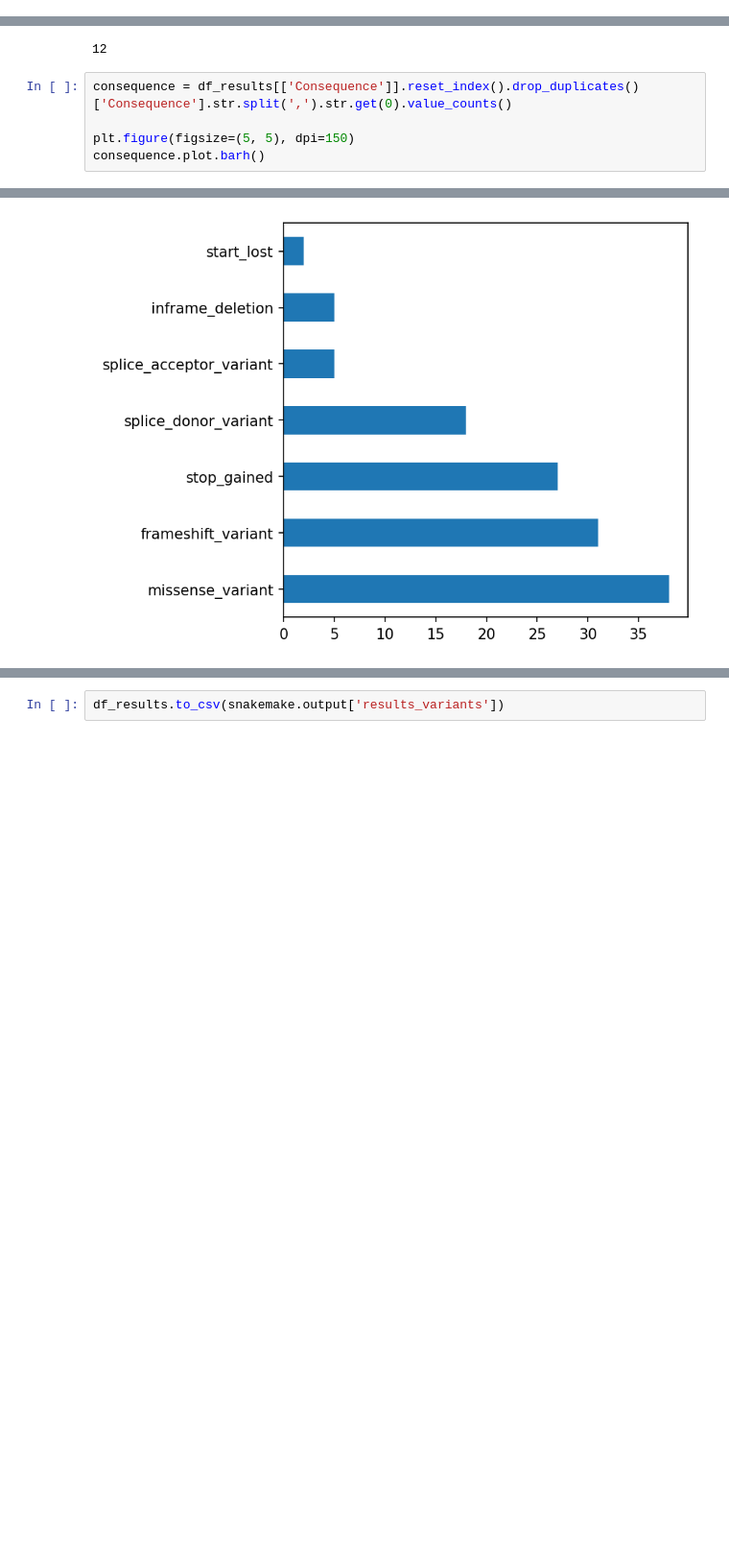
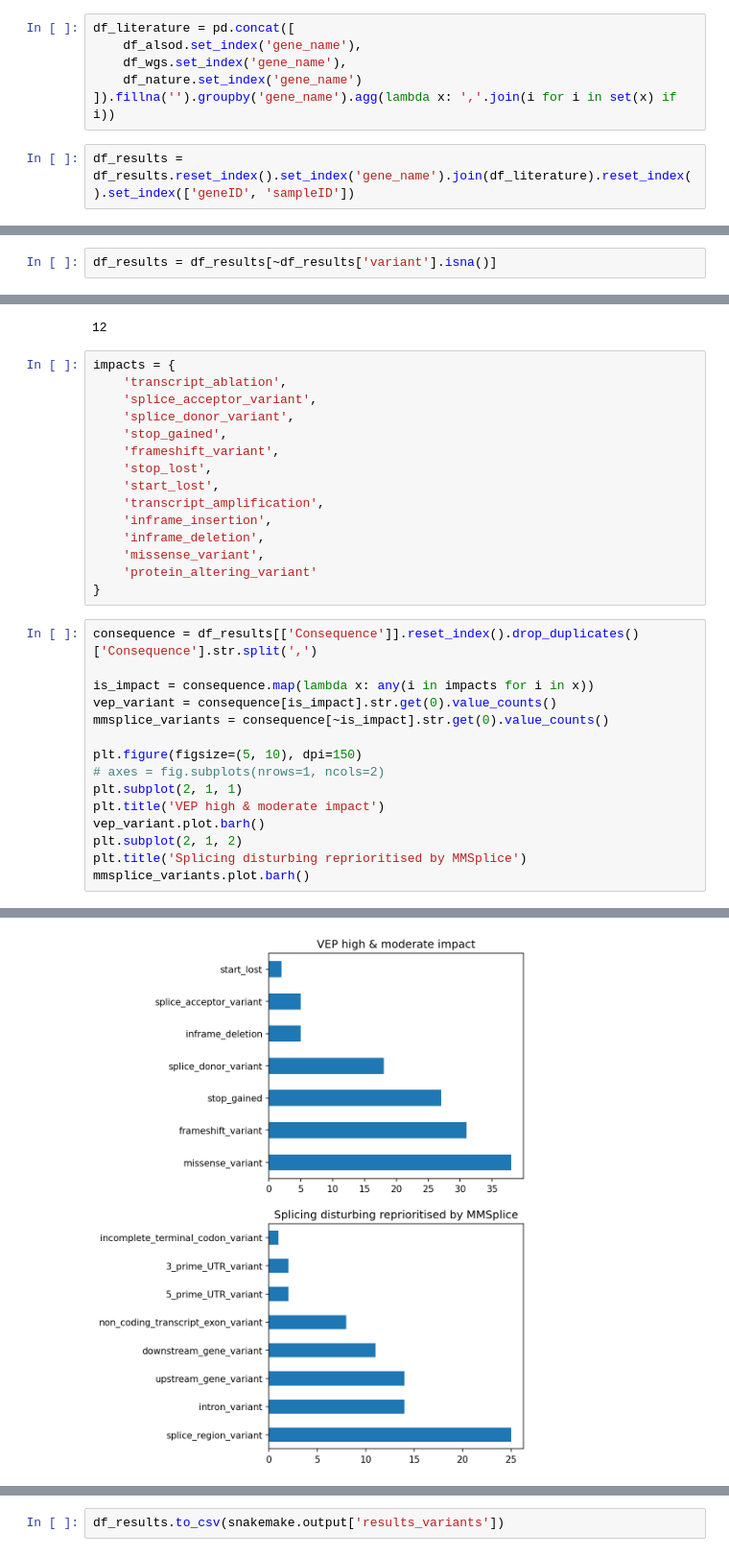
Before and after one commit to gagneurlab/ALS-kaggle, a Jupyter notebook: workflow/notebooks/outlier_prioritized_variants.ipynb, the cells around one changed output, grey strips where cells are left out. Shown at 96% size. Saved outputs shown, nothing was run; the diff lists cells and outputs as text; blank space fills up the shorter version.

Commit message:
mmsplice added

```diff
--- a/workflow/notebooks/outlier_prioritized_variants.ipynb
+++ b/workflow/notebooks/outlier_prioritized_variants.ipynb
@@ -58,0 +59,8 @@ df_results
+# %%
+df_literature = pd.concat([
+    df_alsod.set_index('gene_name'),
+    df_wgs.set_index('gene_name'),
+    df_nature.set_index('gene_name')
+]).fillna('').groupby('gene_name').agg(lambda x: ','.join(i for i in set(x) if i))
+# %%
+df_results = df_results.reset_index().set_index('gene_name').join(df_literature).reset_index().set_index(['geneID', 'sampleID'])
@@ -60,0 +102,2 @@ columns = ['gene_name', 'IMPACT', 'CLIN_SIG', 'Consequence', 'variant', 'ppi_sco
+# %%
+df_results = df_results[~df_results['variant'].isna()]
@@ -70,9 +130,34 @@ len(df_results[df_results['case']].reset_index('sampleID')['sampleID'].unique())
 len(df_results[~df_results['case']].reset_index('sampleID')['sampleID'].unique())
 # %% [output]
 12
+# %%
+impacts = {
+    'transcript_ablation',
+    'splice_acceptor_variant',
+    'splice_donor_variant',
+    'stop_gained',
+    'frameshift_variant',
+    'stop_lost',
+    'start_lost',
+    'transcript_amplification',
+    'inframe_insertion',
+    'inframe_deletion',
+    'missense_variant',
+    'protein_altering_variant'
+}
 # %%
-consequence = df_results[['Consequence']].reset_index().drop_duplicates()['Consequence'].str.split(',').str.get(0).value_counts()
+consequence = df_results[['Consequence']].reset_index().drop_duplicates()['Consequence'].str.split(',')
 
-plt.figure(figsize=(5, 5), dpi=150)
-consequence.plot.barh()
+is_impact = consequence.map(lambda x: any(i in impacts for i in x))
+vep_variant = consequence[is_impact].str.get(0).value_counts()
+mmsplice_variants = consequence[~is_impact].str.get(0).value_counts()
+
+plt.figure(figsize=(5, 10), dpi=150)
+# axes = fig.subplots(nrows=1, ncols=2)
+plt.subplot(2, 1, 1)
+plt.title('VEP high & moderate impact')
+vep_variant.plot.barh()
+plt.subplot(2, 1, 2)
+plt.title('Splicing disturbing reprioritised by MMSplice')
+mmsplice_variants.plot.barh()
 # %% [output]
@@ -80,2 +165,2 @@ consequence.plot.barh()
-[figure, old version]
+[figure, new version]
 # %%
```
Also changed, not shown: parts of 25 cells of this notebook, 3 other files.
